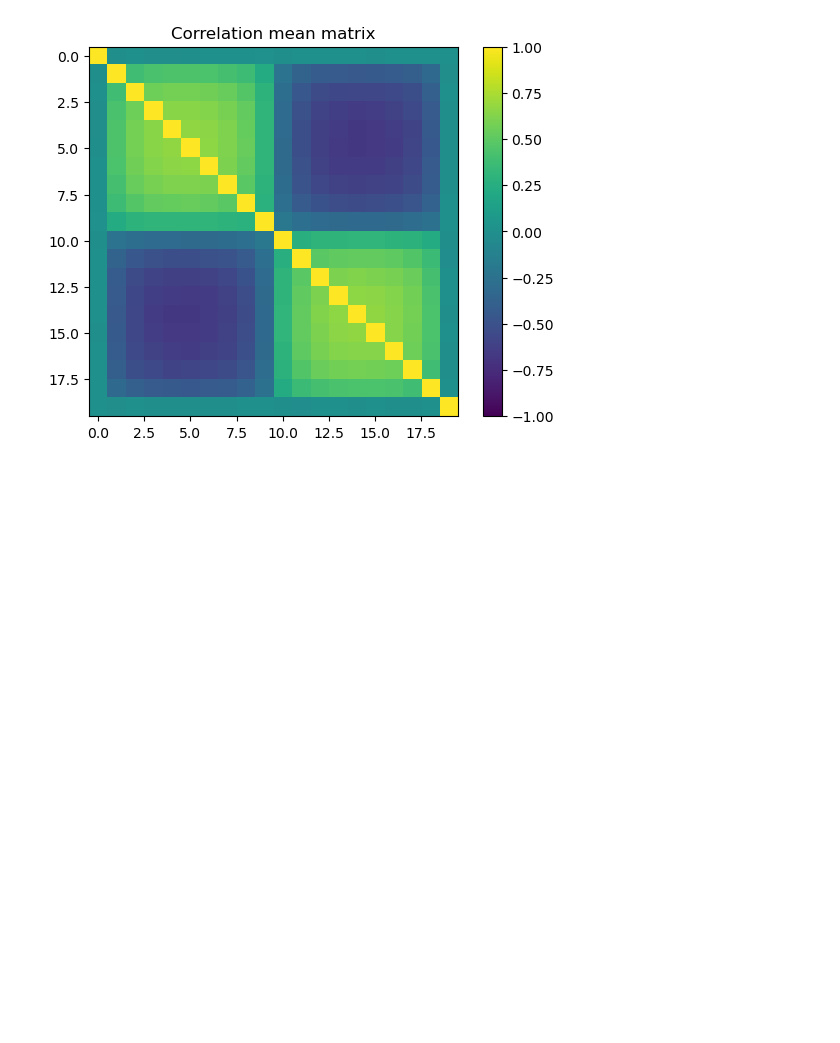
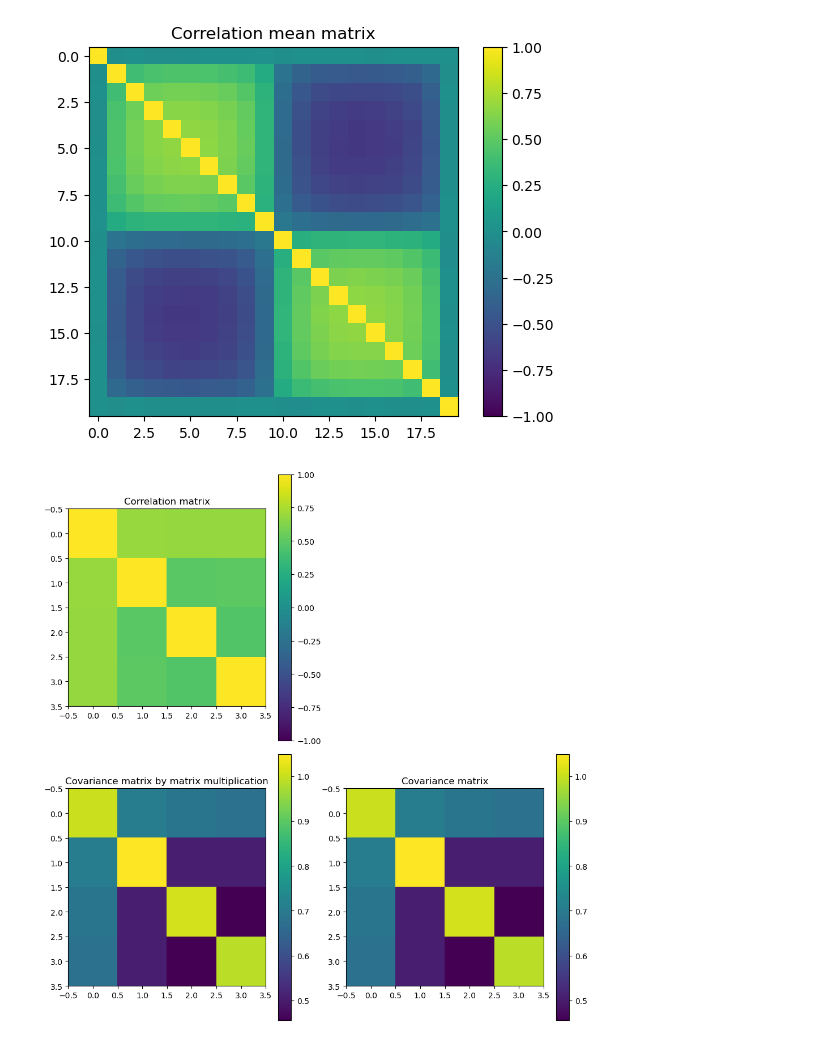
Before and after one commit to philBram/statistics_ml, a Jupyter notebook: 8_correlation/3_correlation_matrix.ipynb, the cells around one changed output. Cells and saved outputs as stored; diff of their text form; code cells hidden in the pictures; blank space fills up the shorter version.

Commit message:
3_correlation_matrix changed

```diff
--- a/8_correlation/3_correlation_matrix.ipynb
+++ b/8_correlation/3_correlation_matrix.ipynb
@@ -98,3 +98,51 @@ plt.title('Correlation mean matrix')
 plt.show()
 # %% [output]
 [figure]
+# %%
+N = 1000
+r = 0.7
+
+data_1 = np.random.randn(N)
+data_2 = np.random.randn(N)
+data_3 = np.random.randn(N)
+data_4 = np.random.randn(N)
+
+data_2 = data_1 * r + data_2 * np.sqrt(1 - r ** 2)
+data_3 = data_1 * r + data_3 * np.sqrt(1 - r ** 2)
+data_4 = data_1 * r + data_4 * np.sqrt(1 - r ** 2)
+
+corr = np.corrcoef(np.vstack((data_1, data_2, data_3, data_4)))
+
+data_1_std = np.std(data_1, ddof=1)
+data_2_std = np.std(data_2, ddof=1)
+data_3_std = np.std(data_3, ddof=1)
+data_4_std = np.std(data_4, ddof=1)
+
+data_diag_std = np.zeros((4, 4))
+
+np.fill_diagonal(data_diag_std, (data_1_std, data_2_std, data_3_std, data_4_std))
+
+cov = np.dot(np.dot(data_diag_std, corr), data_diag_std)
+
+cov_2 = np.cov(np.vstack((data_1, data_2, data_3, data_4)))
+
+fig, ax = plt.subplots(2, 2, figsize=(10, 10))
+
+im_show_1 = ax[0, 0].imshow(corr, vmin=-1, vmax=1)
+plt.colorbar(im_show_1, ax=ax[0, 0])
+ax[0, 0].set_title('Correlation matrix')
+
+im_show_2 = ax[1, 0].imshow(cov)
+plt.colorbar(im_show_2, ax=ax[1, 0])
+ax[1, 0].set_title('Covariance matrix by matrix multiplication')
+
+im_show_3 = ax[1, 1].imshow(cov_2)
+plt.colorbar(im_show_2, ax=ax[1, 1])
+ax[1, 1].set_title('Covariance matrix')
+
+ax[0, 1].axis('off')
+
+plt.tight_layout()
+plt.show()
+# %% [output]
+[figure, added]
```
